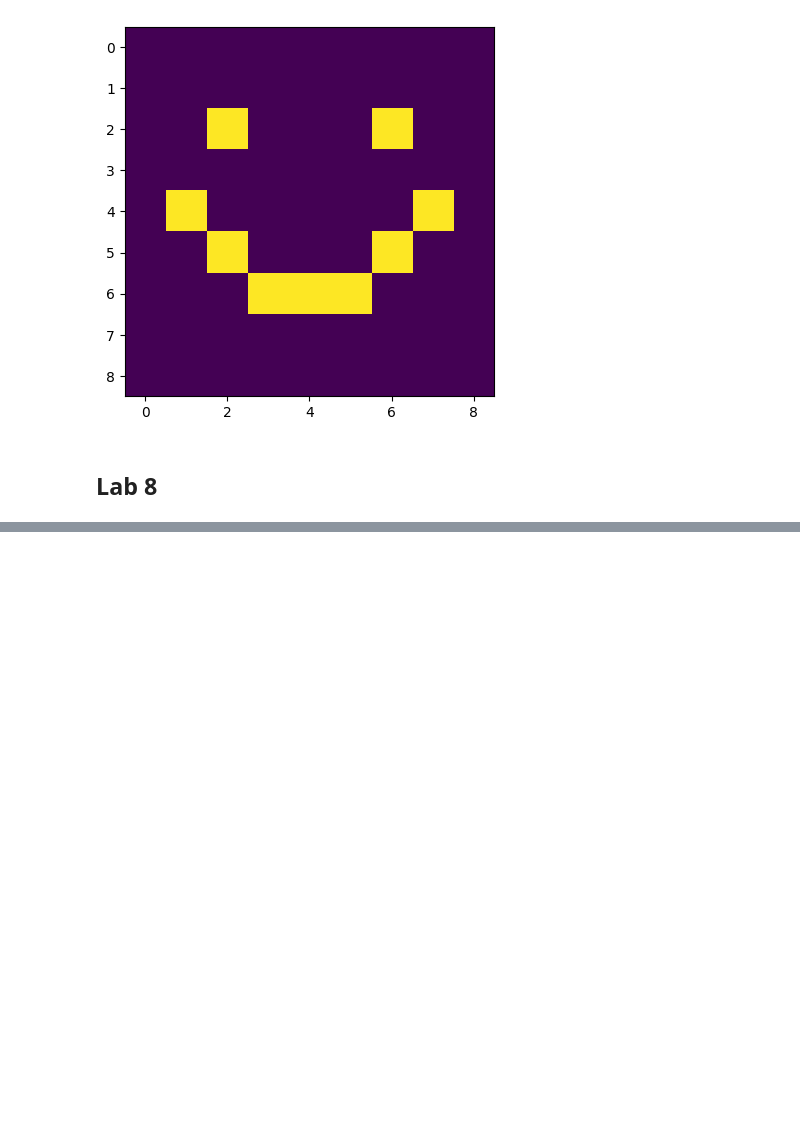
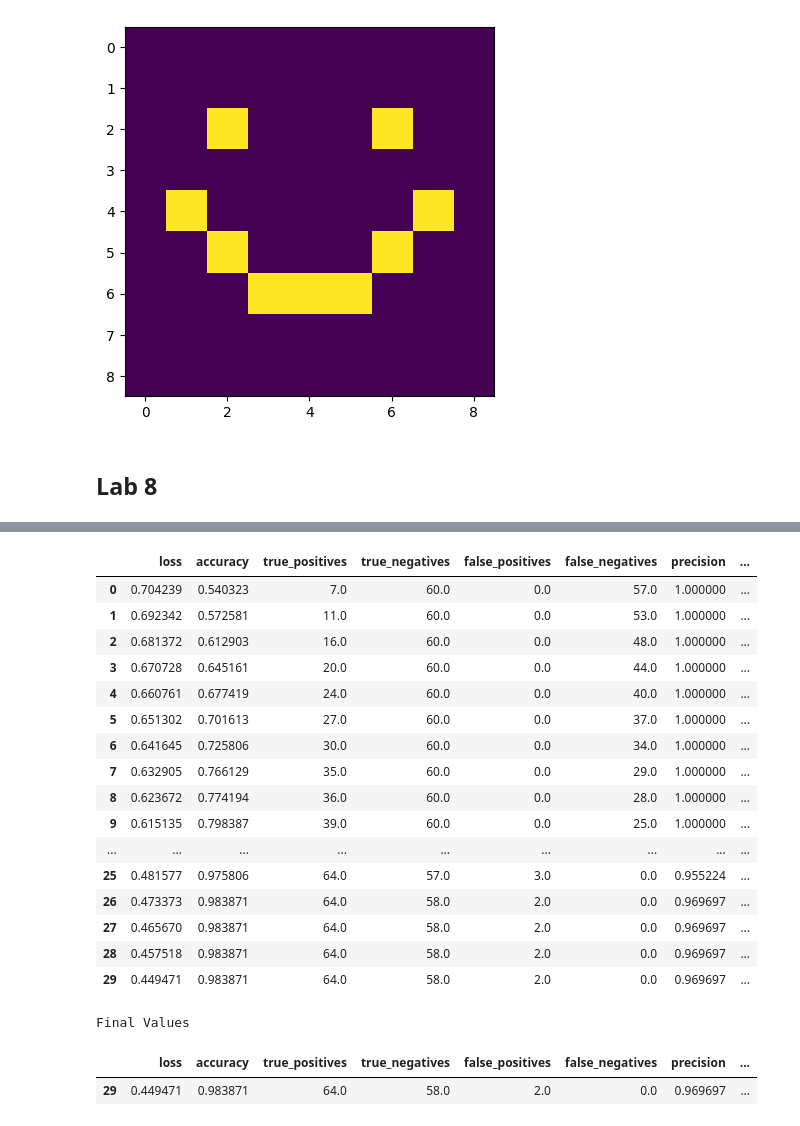
Before and after one commit to lascha212/F21DL, a Jupyter notebook: lab.ipynb, the cells around one changed output, grey strips where cells are left out. Saved outputs shown, nothing was run; the diff lists cells and outputs as text; code cells hidden in the pictures; blank space fills up the shorter version.

```diff
--- a/lab.ipynb
+++ b/lab.ipynb
@@ -1100,0 +1290,31 @@ comparePred(y_test, y_pred)
+# %%
+import pandas as pd
+
+full_metrics = pd.DataFrame(data=history.history)
+full_metrics = full_metrics[full_metrics.columns.drop(list(full_metrics.filter(regex="val_")))] # Remove fields with prefix val_
+full_metrics
+# %% [output]
+|  | loss | accuracy | true_positives | true_negatives | false_positives | false_negatives | precision | ... |
+| 0 | 0.704239 | 0.540323 | 7.0 | 60.0 | 0.0 | 57.0 | 1.000000 | ... |
+| 1 | 0.692342 | 0.572581 | 11.0 | 60.0 | 0.0 | 53.0 | 1.000000 | ... |
+| 2 | 0.681372 | 0.612903 | 16.0 | 60.0 | 0.0 | 48.0 | 1.000000 | ... |
+| 3 | 0.670728 | 0.645161 | 20.0 | 60.0 | 0.0 | 44.0 | 1.000000 | ... |
+| 4 | 0.660761 | 0.677419 | 24.0 | 60.0 | 0.0 | 40.0 | 1.000000 | ... |
+| 5 | 0.651302 | 0.701613 | 27.0 | 60.0 | 0.0 | 37.0 | 1.000000 | ... |
+| 6 | 0.641645 | 0.725806 | 30.0 | 60.0 | 0.0 | 34.0 | 1.000000 | ... |
+| 7 | 0.632905 | 0.766129 | 35.0 | 60.0 | 0.0 | 29.0 | 1.000000 | ... |
+| 8 | 0.623672 | 0.774194 | 36.0 | 60.0 | 0.0 | 28.0 | 1.000000 | ... |
+| 9 | 0.615135 | 0.798387 | 39.0 | 60.0 | 0.0 | 25.0 | 1.000000 | ... |
+| ... | ... | ... | ... | ... | ... | ... | ... | ... |
+| 25 | 0.481577 | 0.975806 | 64.0 | 57.0 | 3.0 | 0.0 | 0.955224 | ... |
+| 26 | 0.473373 | 0.983871 | 64.0 | 58.0 | 2.0 | 0.0 | 0.969697 | ... |
+| 27 | 0.465670 | 0.983871 | 64.0 | 58.0 | 2.0 | 0.0 | 0.969697 | ... |
+| 28 | 0.457518 | 0.983871 | 64.0 | 58.0 | 2.0 | 0.0 | 0.969697 | ... |
+| 29 | 0.449471 | 0.983871 | 64.0 | 58.0 | 2.0 | 0.0 | 0.969697 | ... |
+# %%
+print("Final Values")
+full_metrics[-1:]
+# %% [output]
+Final Values
+|  | loss | accuracy | true_positives | true_negatives | false_positives | false_negatives | precision | ... |
+| 29 | 0.449471 | 0.983871 | 64.0 | 58.0 | 2.0 | 0.0 | 0.969697 | ... |
```
Also changed, not shown: parts of 33 cells of this notebook.
